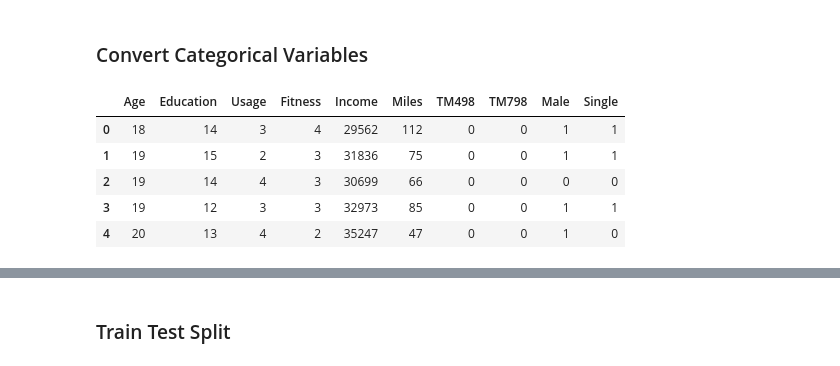
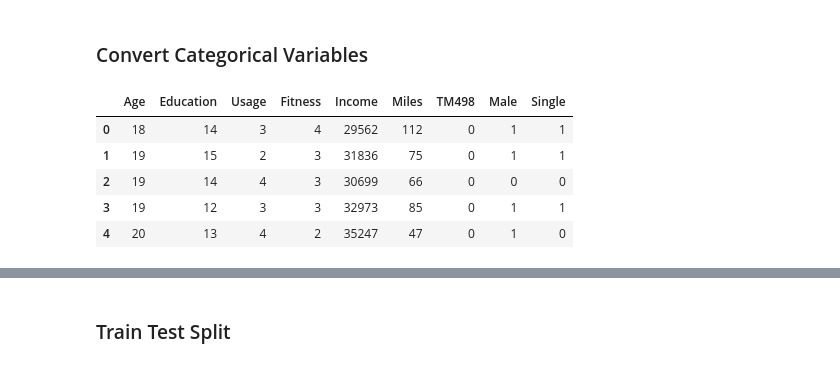
Before and after one commit to KellyWemmer/Cardio_Good_Fitness_Analysis, a Jupyter notebook: Cardio Good Fitness.ipynb, the cells around one changed output, grey strips where cells are left out. Drawn from its saved outputs; the diff is of its cells as text; code cells hidden in the pictures.

```diff
--- a/Cardio Good Fitness.ipynb
+++ b/Cardio Good Fitness.ipynb
@@ -148,12 +148,14 @@ maritalstatus = pd.get_dummies(df['MaritalStatus'], drop_first=True)
 #Drop unnecessary columns
 df.drop(['Product','Gender','MaritalStatus'],axis=1,inplace=True)
 # %%
+#Want to evaluate TM498
 df=pd.concat([df, product, gender, maritalstatus], axis=1)
+df=df.drop('TM798', axis=1)
 df.head()
 # %% [output]
-|  | Age | Education | Usage | Fitness | Income | Miles | TM498 | TM798 | Male | Single |
-| 0 | 18 | 14 | 3 | 4 | 29562 | 112 | 0 | 0 | 1 | 1 |
-| 1 | 19 | 15 | 2 | 3 | 31836 | 75 | 0 | 0 | 1 | 1 |
-| 2 | 19 | 14 | 4 | 3 | 30699 | 66 | 0 | 0 | 0 | 0 |
-| 3 | 19 | 12 | 3 | 3 | 32973 | 85 | 0 | 0 | 1 | 1 |
-| 4 | 20 | 13 | 4 | 2 | 35247 | 47 | 0 | 0 | 1 | 0 |
+|  | Age | Education | Usage | Fitness | Income | Miles | TM498 | Male | Single |
+| 0 | 18 | 14 | 3 | 4 | 29562 | 112 | 0 | 1 | 1 |
+| 1 | 19 | 15 | 2 | 3 | 31836 | 75 | 0 | 1 | 1 |
+| 2 | 19 | 14 | 4 | 3 | 30699 | 66 | 0 | 0 | 0 |
+| 3 | 19 | 12 | 3 | 3 | 32973 | 85 | 0 | 1 | 1 |
+| 4 | 20 | 13 | 4 | 2 | 35247 | 47 | 0 | 1 | 0 |
```
Also changed, not shown: parts of 9 cells of this notebook.
